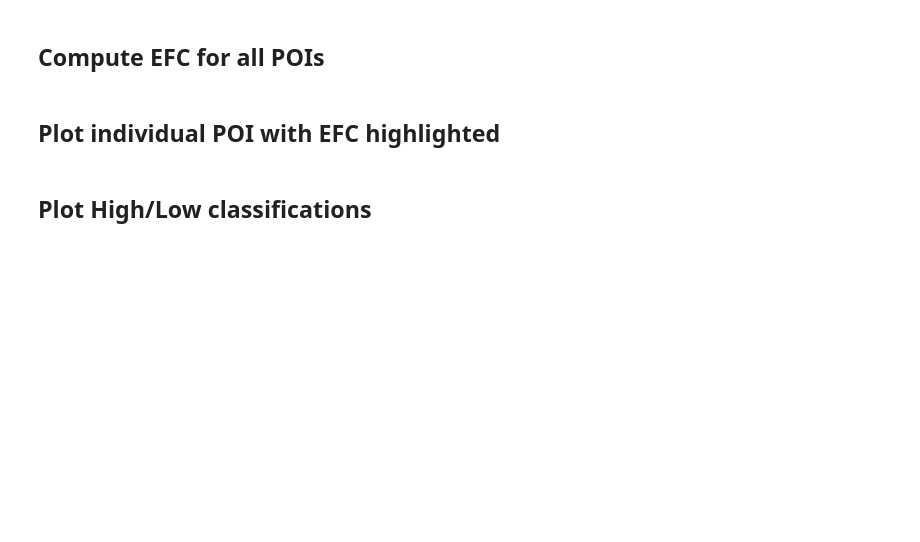
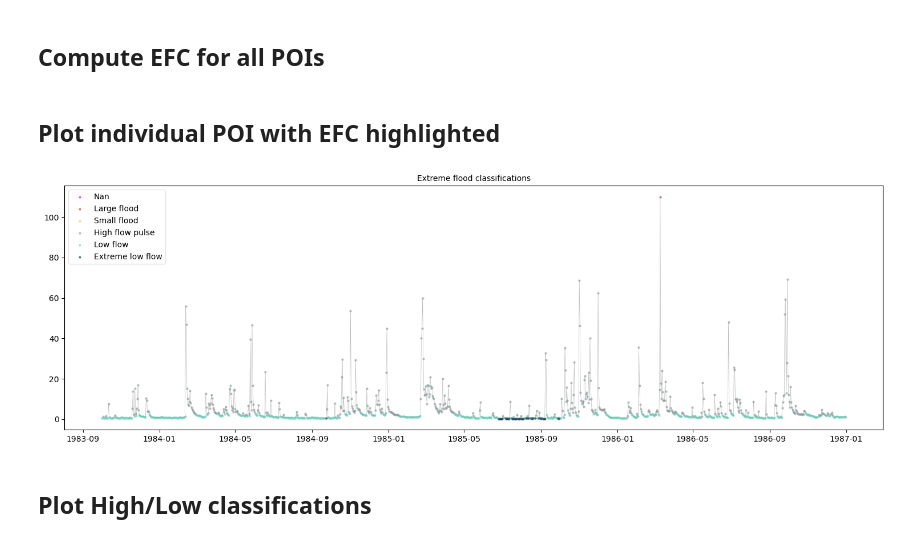
Before and after one commit to ahaj/nhm_pestpp_20240510, a Jupyter notebook: notebooks/efc_code/EFC_netcdf.ipynb, the cells around one changed output. Saved outputs shown, nothing was run; the diff lists cells and outputs as text; code cells hidden in the pictures; blank space fills up the shorter version.

```diff
--- a/notebooks/efc_code/EFC_netcdf.ipynb
+++ b/notebooks/efc_code/EFC_netcdf.ipynb
@@ -9,6 +8,6 @@ import xarray as xr
 import efc
 # %%
-base_dir = pl.Path(r'C:\Users\ahaj.GS\nhm_pestpp\NHM_extractions\20230110_pois_haj\09112500')
+base_dir = pl.Path(r'C:\Users\ahaj.GS\nhm_pestpp\NHM_extractions\20230110_pois_haj\05431486')
 
 # Full path to source streamflow netcdf file
 streamflow_file = base_dir / r'sf_data.nc'
@@ -138,16 +155,18 @@ for pp in ds.poi_id.data:
 ## Plot individual POI with EFC highlighted
 # %%
 # Select POI
-cpoi_id = '09112200'
+cpoi_id = '054310157'
 
 # Get subset of data to plot
-ds_sub = ds.sel(poi_id=cpoi_id, time=slice('2000-01-01', '2010-12-31')).to_dataframe()
+ds_sub = ds.sel(poi_id=cpoi_id, time=slice('1979-01-01', '1986-12-31')).to_dataframe()
 
 # Or use entire dataset
 #ds_sub = ds.sel(poi_id=cpoi_id).to_dataframe()
 
 # Plot EFC
 plot_efc(ds_sub, flow_col)
+# %% [output]
+[figure, added]
 # %% [markdown]
 ## Plot High/Low classifications
 # %%
```
Also changed, not shown: parts of 9 cells of this notebook, 20 other files.
